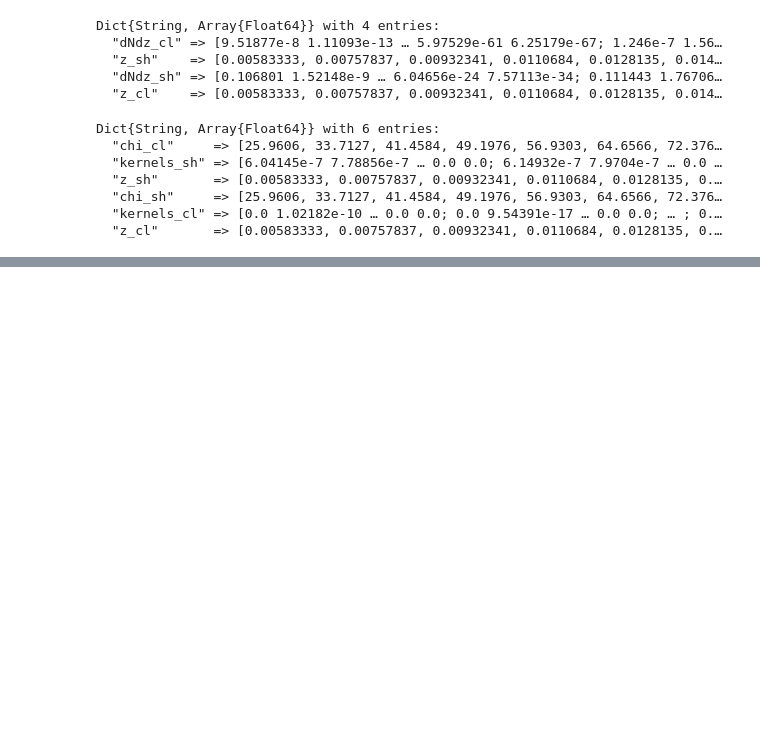
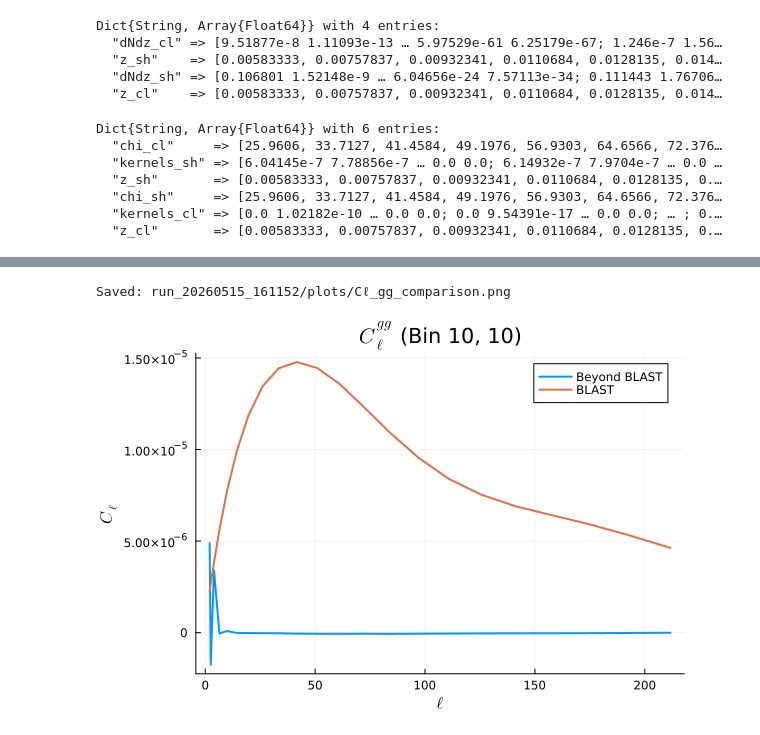
Before and after one commit to anvi-git/3D_Angular_Power_Spectrum, a Jupyter notebook: beyond_BLAST.ipynb, the cells around one changed output, grey strips where cells are left out. Saved outputs shown, nothing was run; the diff lists cells and outputs as text; code cells hidden in the pictures; blank space fills up the shorter version.

```diff
--- a/beyond_BLAST.ipynb
+++ b/beyond_BLAST.ipynb
@@ -435,3 +434,22 @@ for i in 1:5
         interp_Cℓ_LL[:,j,i] = interp_Cℓ_LL[:,i,j]
     end
 end
+# %%
+i = 10
+j = 10
+using LaTeXStrings
+# Beyond BLAST uses your original ℓ (22 elements)
+p_comparison = plot(ℓ, final_clustering_Cℓ[:, i, j],
+                    label="Beyond BLAST", title = latexstring("\$C_\\ell^{gg}\$ (Bin ", i, ", ", j, ")"),
+                    xlabel=L"$\ell$", ylabel=L"$C_\ell$", linewidth=2)
+
+# Load the original Limber data (22 elements) to match
+Cℓ_CC_limb_orig = dtype.(npzread("blast_code/data/Limber/Cl_CC_limber_linear_full.npy"))
+
+plot!(p_comparison, ℓ, Cℓ_CC_limb_orig[:, i, j],
+      label="BLAST", linewidth=2)
+
+save_plot(p_comparison, "Cℓ_gg_comparison")
+# %% [output]
+Saved: run_20260515_161152/plots/Cℓ_gg_comparison.png
+[figure, added]
```
Also changed, not shown: parts of 19 cells of this notebook.
